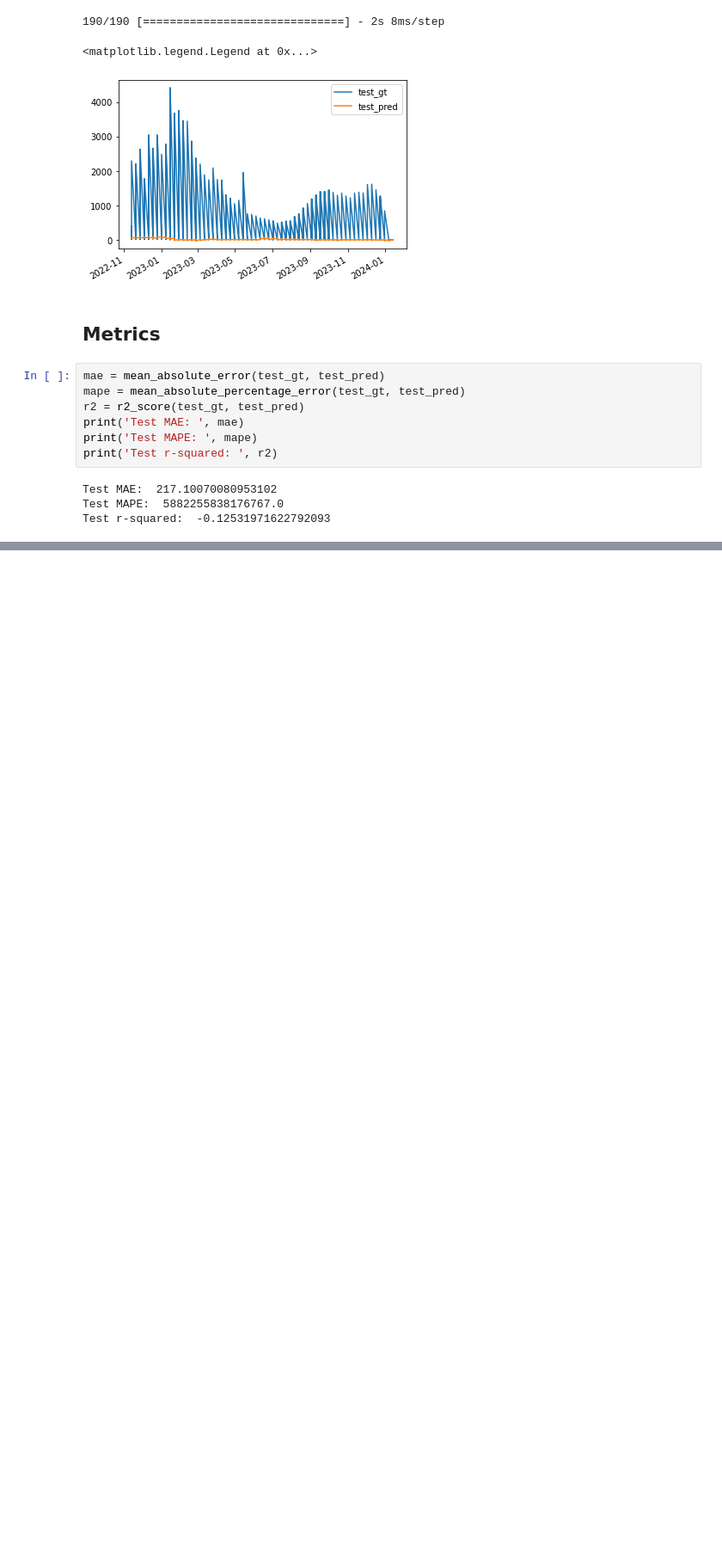
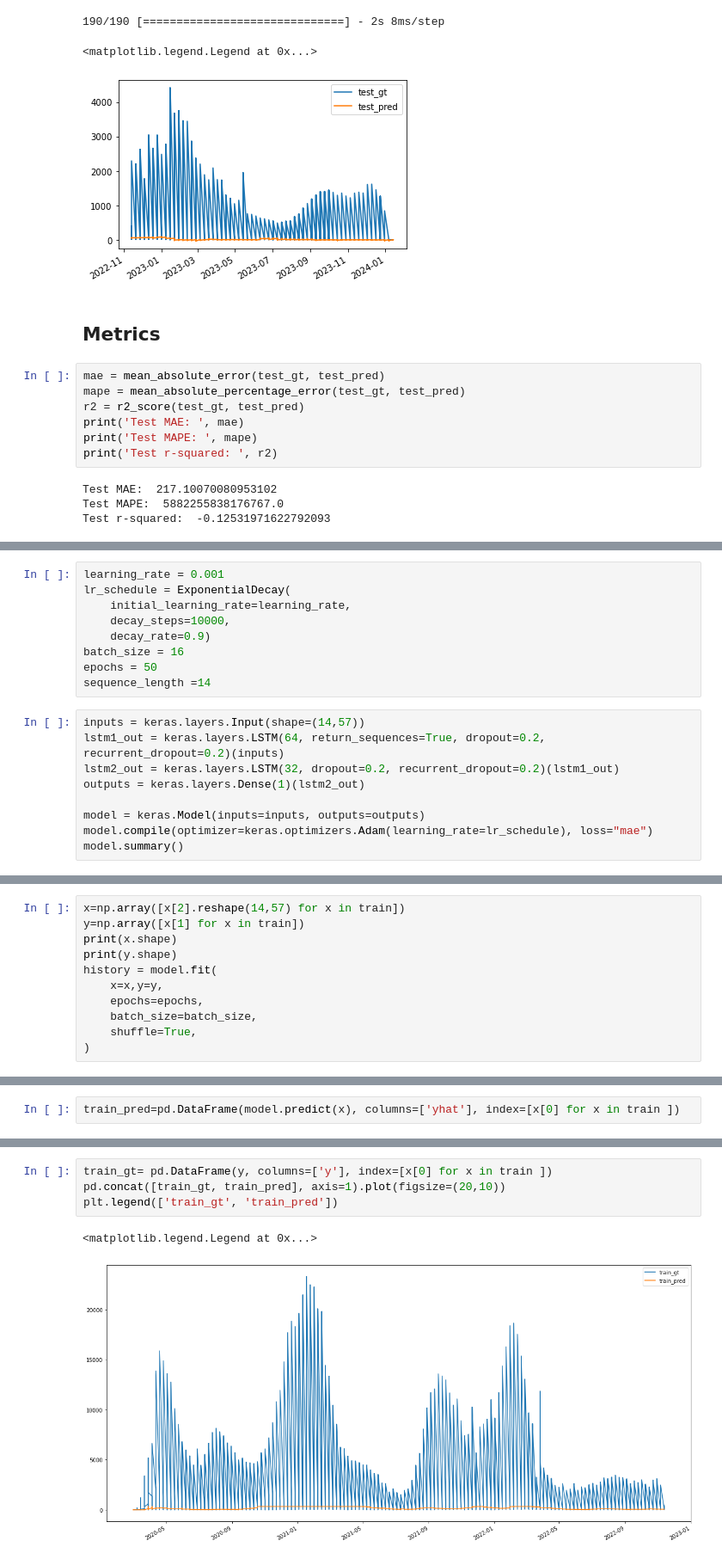
Before and after one commit to y-ginther/DS-Capstone, a Jupyter notebook: LSTM_c.ipynb, the cells around one changed output, grey strips where cells are left out. Shown at 86% size. Saved outputs shown, nothing was run; the diff lists cells and outputs as text; blank space fills up the shorter version.

```diff
--- a/LSTM_c.ipynb
+++ b/LSTM_c.ipynb
@@ -295,0 +408,18 @@ Test r-squared:  -0.12531971622792093
+# %%
+learning_rate = 0.001
+lr_schedule = ExponentialDecay(
+    initial_learning_rate=learning_rate,
+    decay_steps=10000,
+    decay_rate=0.9)
+batch_size = 16
+epochs = 50
+sequence_length =14
+# %%
+inputs = keras.layers.Input(shape=(14,57))
+lstm1_out = keras.layers.LSTM(64, return_sequences=True, dropout=0.2, recurrent_dropout=0.2)(inputs)
+lstm2_out = keras.layers.LSTM(32, dropout=0.2, recurrent_dropout=0.2)(lstm1_out)
+outputs = keras.layers.Dense(1)(lstm2_out)
+
+model = keras.Model(inputs=inputs, outputs=outputs)
+model.compile(optimizer=keras.optimizers.Adam(learning_rate=lr_schedule), loss="mae")
+model.summary()
@@ -295,0 +444,11 @@ Test r-squared:  -0.12531971622792093
+# %%
+x=np.array([x[2].reshape(14,57) for x in train])
+y=np.array([x[1] for x in train])
+print(x.shape)
+print(y.shape)
+history = model.fit(
+    x=x,y=y,
+    epochs=epochs,
+    batch_size=batch_size,
+    shuffle=True,
+)
@@ -295,0 +475,2 @@ Test r-squared:  -0.12531971622792093
+# %%
+train_pred=pd.DataFrame(model.predict(x), columns=['yhat'], index=[x[0] for x in train ])
@@ -295,0 +479,7 @@ Test r-squared:  -0.12531971622792093
+# %%
+train_gt= pd.DataFrame(y, columns=['y'], index=[x[0] for x in train ])
+pd.concat([train_gt, train_pred], axis=1).plot(figsize=(20,10))
+plt.legend(['train_gt', 'train_pred'])
+# %% [output]
+<matplotlib.legend.Legend at 0x...>
+[figure, added]
```
Also changed, not shown: parts of 33 cells of this notebook.
